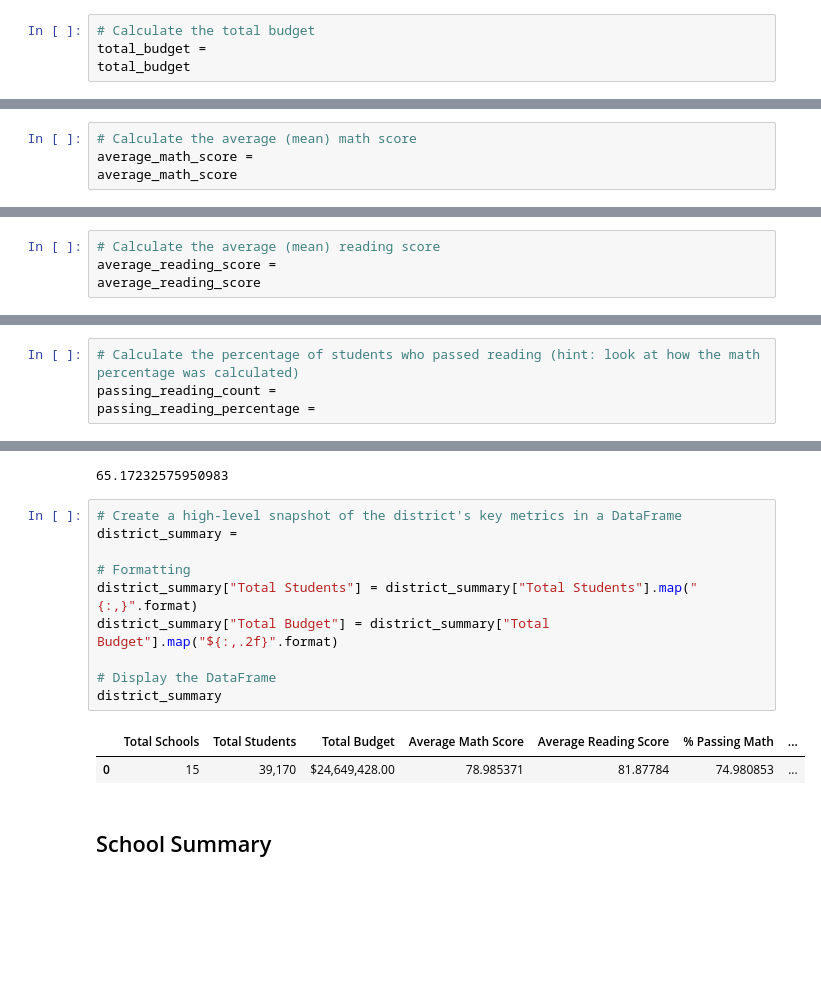
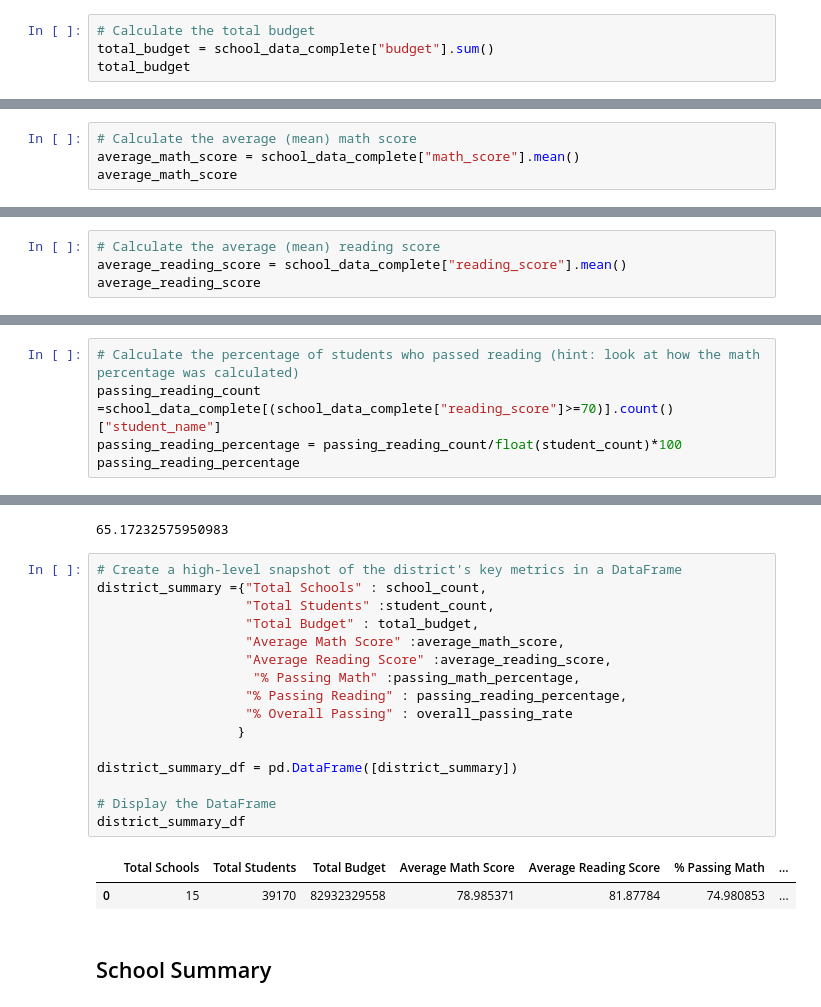
Before and after one commit to ggiudice98/pandas-challenge, a Jupyter notebook: PyCitySchools/PyCitySchools_starter - school_summary.ipynb, the cells around one changed output, grey strips where cells are left out. Saved outputs shown, nothing was run; the diff lists cells and outputs as text; blank space fills up the shorter version.

```diff
--- a/PyCitySchools/PyCitySchools_starter - school_summary.ipynb
+++ b/PyCitySchools/PyCitySchools_starter - school_summary.ipynb
@@ -43,6 +43,6 @@ student_count
 39170
 # %%
 # Calculate the total budget
-total_budget =
+total_budget = school_data_complete["budget"].sum()
 total_budget
 # %% [output]
@@ -50,12 +50,12 @@ total_budget
 # %%
 # Calculate the average (mean) math score
-average_math_score =
+average_math_score = school_data_complete["math_score"].mean()
 average_math_score
 # %% [output]
 78.98537145774827
 # %%
 # Calculate the average (mean) reading score
-average_reading_score =
+average_reading_score = school_data_complete["reading_score"].mean()
 average_reading_score
 # %% [output]
 81.87784018381414
@@ -68,5 +68,6 @@ passing_math_percentage
 74.9808526933878
 # %%
 # Calculate the percentage of students who passed reading (hint: look at how the math percentage was calculated)
-passing_reading_count =
-passing_reading_percentage =
+passing_reading_count =school_data_complete[(school_data_complete["reading_score"]>=70)].count()["student_name"]
+passing_reading_percentage = passing_reading_count/float(student_count)*100
+passing_reading_percentage
@@ -81,17 +84,23 @@ overall_passing_rate
 65.17232575950983
 # %%
 # Create a high-level snapshot of the district's key metrics in a DataFrame
-district_summary =
+district_summary ={"Total Schools" : school_count,
+                   "Total Students" :student_count,
+                   "Total Budget" : total_budget,
+                   "Average Math Score" :average_math_score,
+                   "Average Reading Score" :average_reading_score,
+                    "% Passing Math" :passing_math_percentage,
+                   "% Passing Reading" : passing_reading_percentage,
+                   "% Overall Passing" : overall_passing_rate
+                  }
 
-# Formatting
-district_summary["Total Students"] = district_summary["Total Students"].map("{:,}".format)
-district_summary["Total Budget"] = district_summary["Total Budget"].map("${:,.2f}".format)
+district_summary_df = pd.DataFrame([district_summary])
 
 # Display the DataFrame
-district_summary
+district_summary_df
 # %% [output]
 |  | Total Schools | Total Students | Total Budget | Average Math Score | Average Reading Score | % Passing Math | ... |
-| 0 | 15 | 39,170 | $24,649,428.00 | 78.985371 | 81.87784 | 74.980853 | ... |
+| 0 | 15 | 39170 | 82932329558 | 78.985371 | 81.87784 | 74.980853 | ... |
 # %% [markdown]
 ## School Summary
 # %%
```
Also changed, not shown: parts of 6 cells of this notebook.
